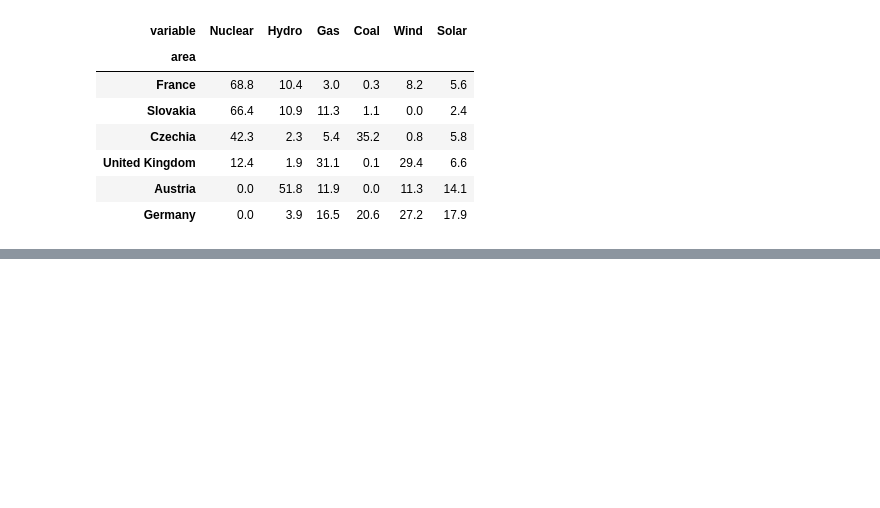
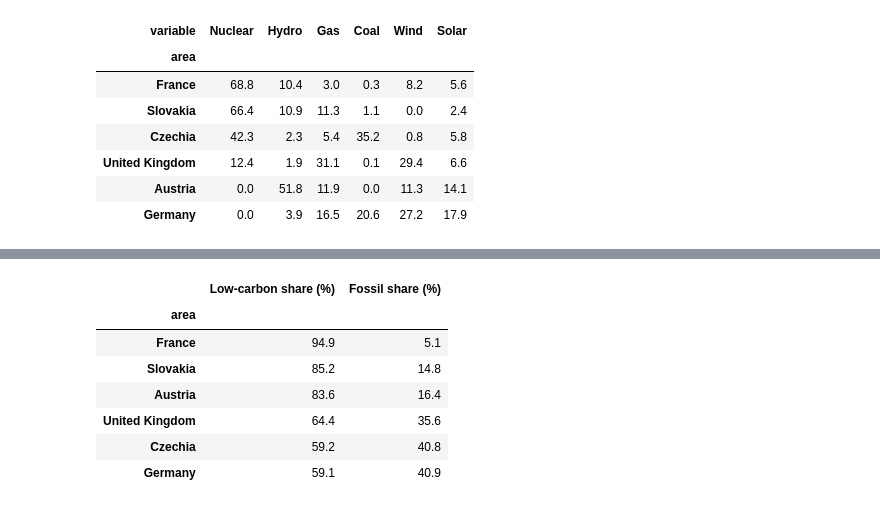
Before and after one commit to goodchoyce/nuclear-prices-carbon-europe, a Jupyter notebook: notebooks/01_dataset_review.ipynb, the cells around one changed output, grey strips where cells are left out. Cells and saved outputs as stored; diff of their text form; code cells hidden in the pictures; blank space fills up the shorter version.

```diff
--- a/notebooks/01_dataset_review.ipynb
+++ b/notebooks/01_dataset_review.ipynb
@@ -301,0 +323,19 @@ key_mix_summary.sort_values("Nuclear", ascending=False)
+# %%
+low_carbon_cols = ["Nuclear", "Hydro", "Wind", "Solar", "Bioenergy", "Other Renewables"]
+fossil_cols = ["Gas", "Coal", "Other Fossil"]
+
+low_carbon_vs_fossil = pd.DataFrame({
+    "Low-carbon share (%)": generation_mix_share[low_carbon_cols].sum(axis=1),
+    "Fossil share (%)": generation_mix_share[fossil_cols].sum(axis=1)
+}).round(1)
+
+low_carbon_vs_fossil.sort_values("Low-carbon share (%)", ascending=False)
+# %% [output]
+|  | Low-carbon share (%) | Fossil share (%) |
+| area |  |  |
+| France | 94.9 | 5.1 |
+| Slovakia | 85.2 | 14.8 |
+| Austria | 83.6 | 16.4 |
+| United Kingdom | 64.4 | 35.6 |
+| Czechia | 59.2 | 40.8 |
+| Germany | 59.1 | 40.9 |
```
Also changed, not shown: parts of 3 cells of this notebook.
